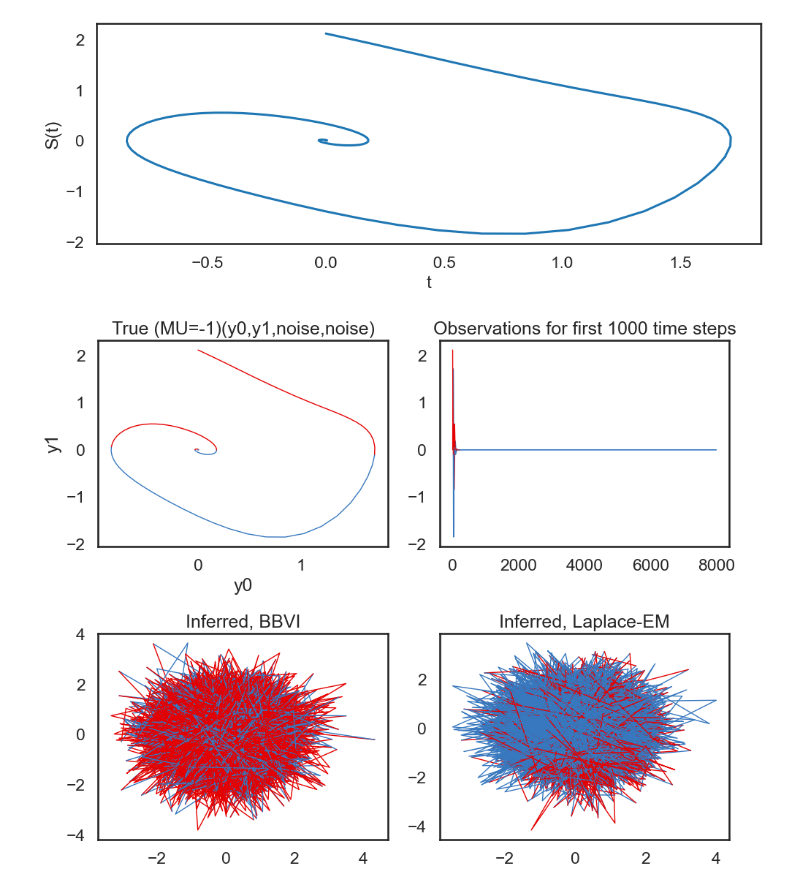
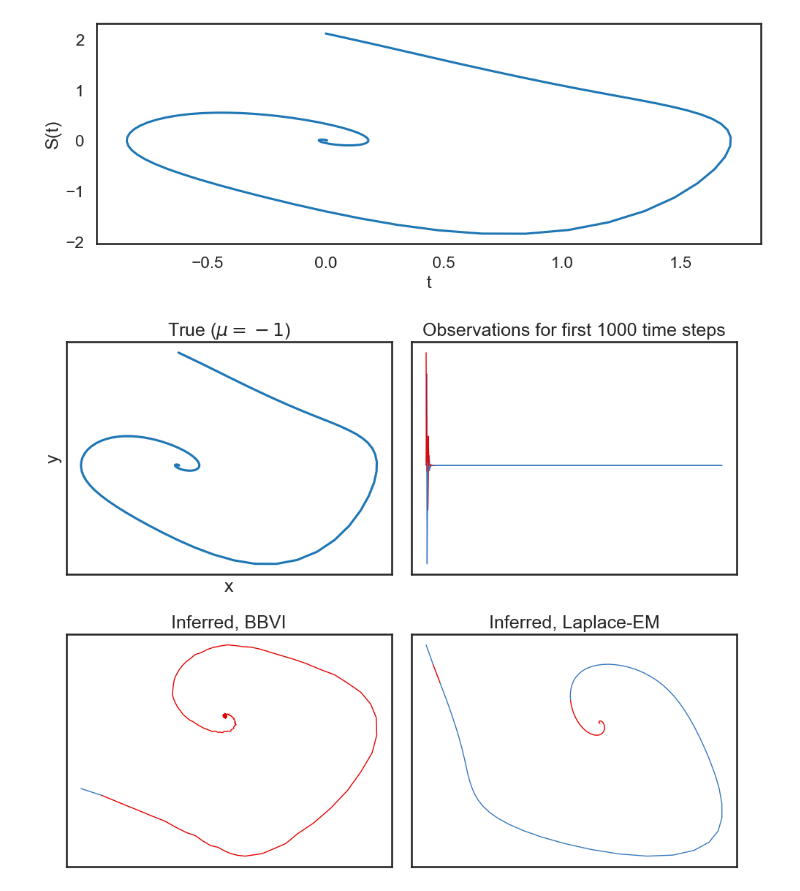
Before and after one commit to rohingilman/AMATH575-rSLDSs, a Jupyter notebook: ssm/ourwork/vdp.ipynb, the cells around one changed output. Drawn from its saved outputs; the diff is of its cells as text; code cells hidden in the pictures.

Commit message:
added images

```diff
--- a/ssm/ourwork/vdp.ipynb
+++ b/ssm/ourwork/vdp.ipynb
@@ -483,7 +452,7 @@ noise0=np.random.normal(loc=0.0, scale=1.0, size=np.shape(y0))
 noise1=np.random.normal(loc=0.0, scale=1.0, size=np.shape(y0))
 
 #vdp_data = np.transpose(np.vstack((y0,y1,y0+y1+noise0,y0-y1+noise1)))
-vdp_data = np.transpose(np.vstack((y0,y1,noise0,noise1)))
+vdp_data = np.transpose(np.vstack((y0,y1,y0,y1)))
 # %% [markdown]
 ### rSLDS model
 # %%
@@ -627,27 +596,37 @@ plt.ylabel('S(t)')
 Text(0, 0.5, 'S(t)')
 [figure]
 # %%
+y0 = np.array(y[0])
+y1 = np.array(y[1])
 plt.figure(figsize=[10,8])
-ax = plt.subplot(221)
+ax1 = plt.subplot(221)
 x=y.T
 z=(y1>y1.mean()).astype(int)
-plot_trajectory(z, x, ax=ax)
-plt.title("True (MU=-1)(y0,y1,noise,noise)")
-plt.xlabel('y0')
-plt.ylabel('y1')
+ax1.plot(y0, y1)
+plt.xlabel('x')
+plt.ylabel('y')
+plt.xticks([])
+plt.yticks([])
+plt.title(r"True ($\mu=-1$)")
 ax2 =plt.subplot(222)
 plot_observations(z[:8000], vdp_data[:8000,:2], ax=ax2)
 plt.title("Observations for first 1000 time steps")
+plt.xticks([])
+plt.yticks([])
 ax3 = plt.subplot(223)
 plot_trajectory(zhat_bbvi, xhat_bbvi, ax=ax3)
 plt.title("Inferred, BBVI")
+plt.xticks([])
+plt.yticks([])
 ax4 = plt.subplot(224)
 plot_trajectory(zhat_lem, xhat_lem, ax=ax4)
 plt.title("Inferred, Laplace-EM")
+plt.xticks([])
+plt.yticks([])
 
 plt.tight_layout()
 # %% [output]
-[figure, old version]
+[figure, new version]
 # %%
 plt.figure(figsize=(6,4))
 ax = plt.subplot(111)
```
Also changed, not shown: parts of 13 cells of this notebook, 21 other files.
